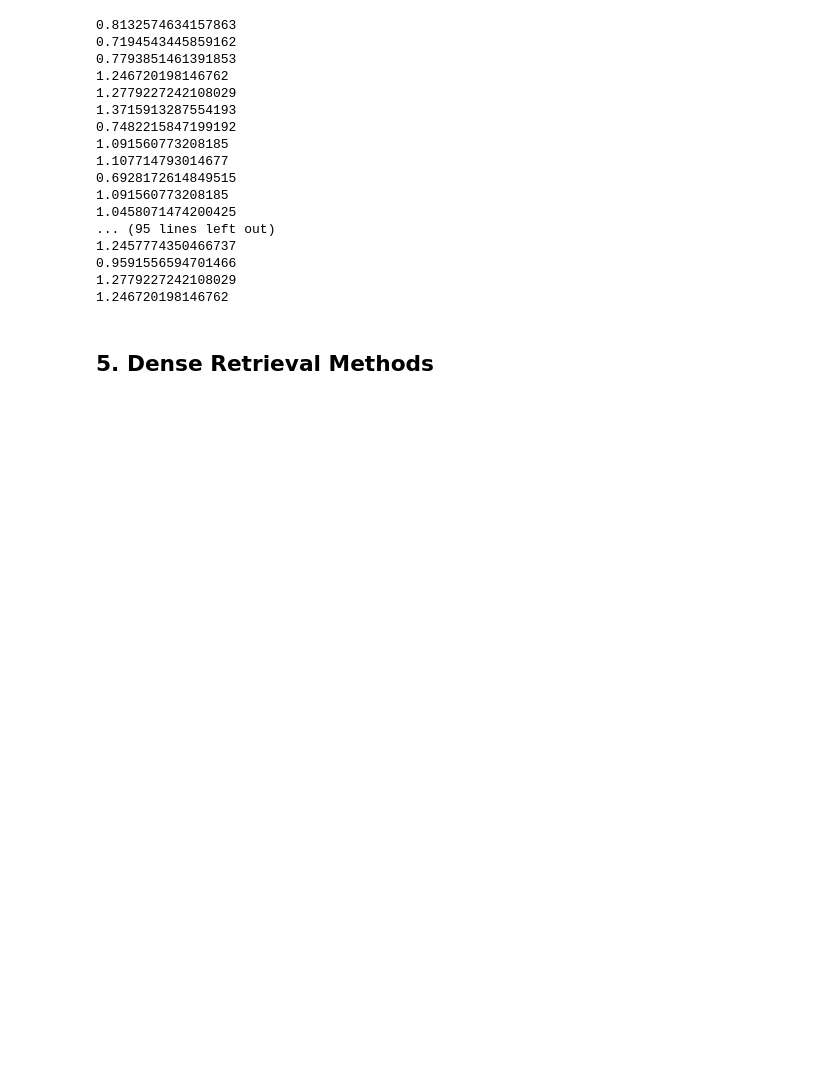
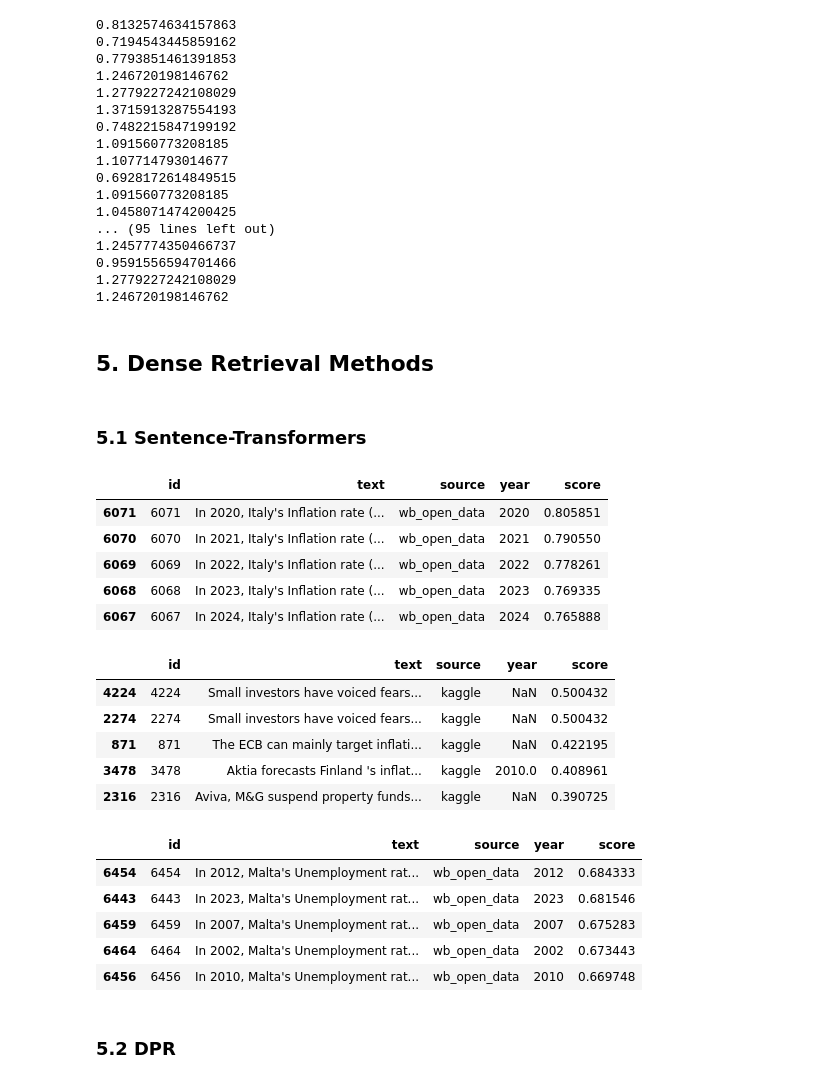
Before and after one commit to DavidF-22/ICS5111-MiningLargeScaleData_Project, a Jupyter notebook: RagAssignment.ipynb, the cells around one changed output. Saved outputs shown, nothing was run; the diff lists cells and outputs as text; code cells hidden in the pictures; blank space fills up the shorter version.

Commit message:
Sentence-Transformers - Draft

```diff
--- a/RagAssignment.ipynb
+++ b/RagAssignment.ipynb
@@ -839,3 +840,5 @@ for doc in final_rag_dataset.itertuples():
 1.246720198146762
 # %% [markdown]
 ## 5. Dense Retrieval Methods
+# %% [markdown]
+### 5.1 Sentence-Transformers
@@ -841,0 +853,63 @@ for doc in final_rag_dataset.itertuples():
+# %%
+from sentence_transformers import SentenceTransformer
+
+sbert_model = SentenceTransformer("sentence-transformers/all-MiniLM-L6-v2")
+# %%
+doc_embeddings_sbert = sbert_model.encode(
+    doc_texts,
+    batch_size=32,
+    show_progress_bar=True,
+    convert_to_numpy=True,
+    normalize_embeddings=True
+)
+# %%
+from sklearn.metrics.pairwise import cosine_similarity
+
+def sbert_retrieve(query, top_k=5):
+    query_embedding = sbert_model.encode(
+        query,
+        convert_to_numpy=True,
+        normalize_embeddings=True
+    )
+
+    scores = cosine_similarity(
+        query_embedding.reshape(1, -1),
+        doc_embeddings_sbert
+    )[0]
+
+    top_indices = np.argsort(scores)[::-1][:top_k]
+
+    return documents.iloc[top_indices][
+        ["id", "text", "source", "year"]
+    ].assign(score=scores[top_indices])
+# %%
+queries = [
+    "How did inflation change in Italy after 2020?",
+    "Investors are worried about rising inflation amid political uncertainty",
+    "What happened to unemployment in Malta after COVID?"
+]
+
+for q in queries:
+    sbert_results = sbert_retrieve(q, top_k=5)
+    display(sbert_results)
+# %% [output]
+|  | id | text | source | year | score |
+| 6071 | 6071 | In 2020, Italy's Inflation rate (... | wb_open_data | 2020 | 0.805851 |
+| 6070 | 6070 | In 2021, Italy's Inflation rate (... | wb_open_data | 2021 | 0.790550 |
+| 6069 | 6069 | In 2022, Italy's Inflation rate (... | wb_open_data | 2022 | 0.778261 |
+| 6068 | 6068 | In 2023, Italy's Inflation rate (... | wb_open_data | 2023 | 0.769335 |
+| 6067 | 6067 | In 2024, Italy's Inflation rate (... | wb_open_data | 2024 | 0.765888 |
+|  | id | text | source | year | score |
+| 4224 | 4224 | Small investors have voiced fears... | kaggle | NaN | 0.500432 |
+| 2274 | 2274 | Small investors have voiced fears... | kaggle | NaN | 0.500432 |
+| 871 | 871 | The ECB can mainly target inflati... | kaggle | NaN | 0.422195 |
+| 3478 | 3478 | Aktia forecasts Finland 's inflat... | kaggle | 2010.0 | 0.408961 |
+| 2316 | 2316 | Aviva, M&G suspend property funds... | kaggle | NaN | 0.390725 |
+|  | id | text | source | year | score |
+| 6454 | 6454 | In 2012, Malta's Unemployment rat... | wb_open_data | 2012 | 0.684333 |
+| 6443 | 6443 | In 2023, Malta's Unemployment rat... | wb_open_data | 2023 | 0.681546 |
+| 6459 | 6459 | In 2007, Malta's Unemployment rat... | wb_open_data | 2007 | 0.675283 |
+| 6464 | 6464 | In 2002, Malta's Unemployment rat... | wb_open_data | 2002 | 0.673443 |
+| 6456 | 6456 | In 2010, Malta's Unemployment rat... | wb_open_data | 2010 | 0.669748 |
+# %% [markdown]
+### 5.2 DPR
```
Also changed, not shown: parts of 2 cells of this notebook, 1 other file.
